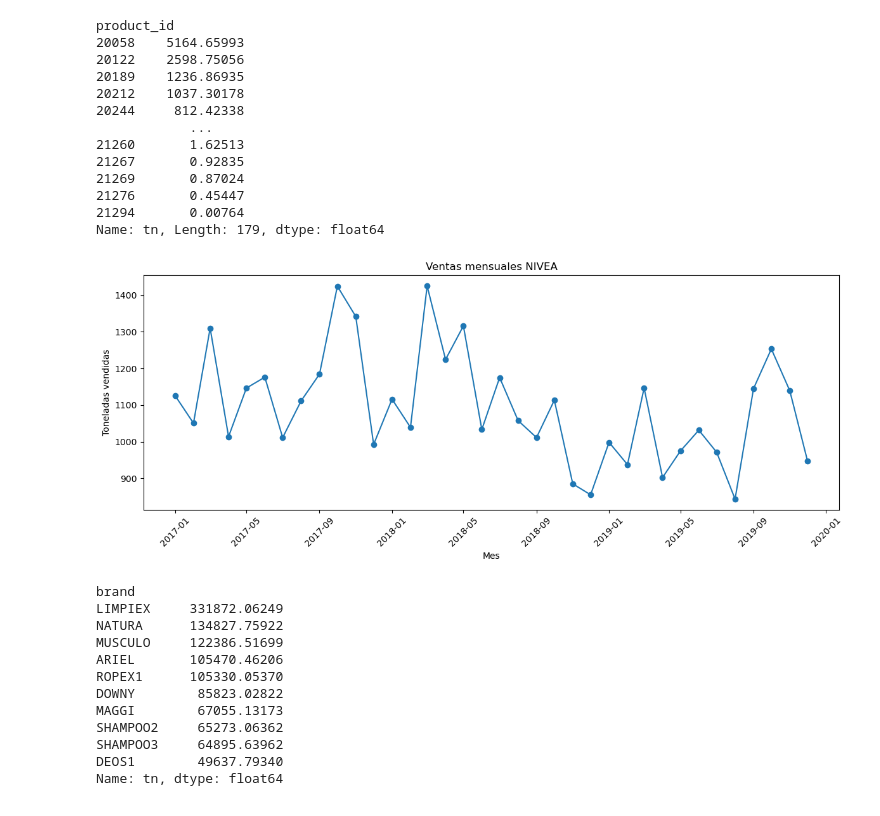
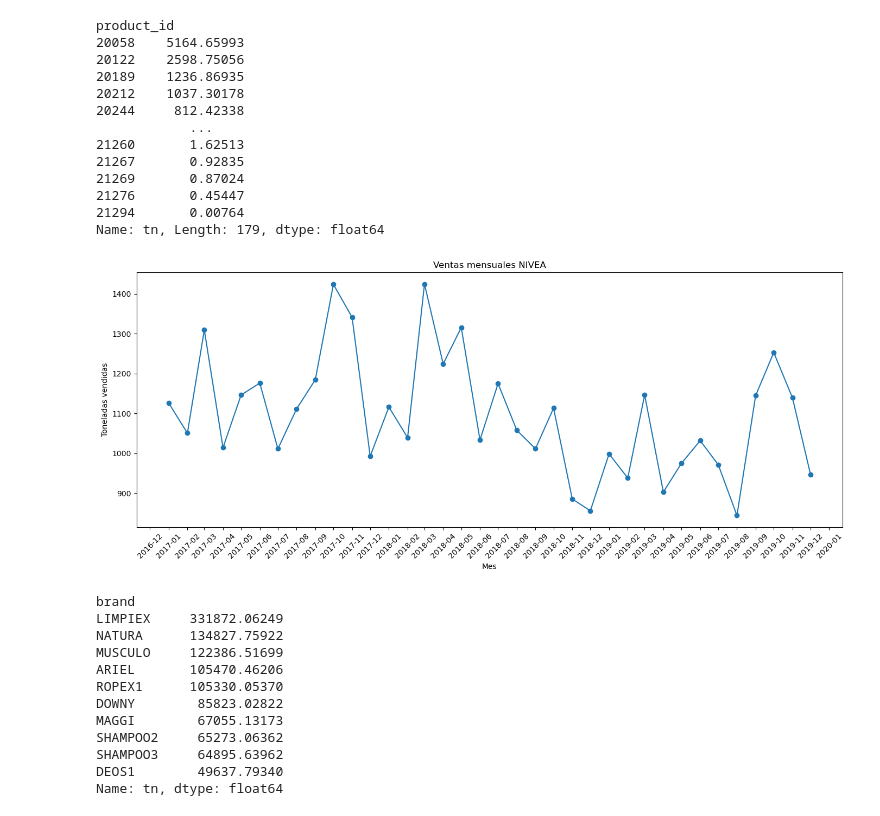
Before and after one commit to leonardoheis/lab3, a Jupyter notebook: notebooks/eda.ipynb, the cells around one changed output. Saved outputs shown, nothing was run; the diff lists cells and outputs as text; code cells hidden in the pictures.

```diff
--- a/notebooks/eda.ipynb
+++ b/notebooks/eda.ipynb
@@ -3,14 +3,17 @@ Transform data into dataframe to be investigated
 # %%
 import pandas as pd
 import matplotlib.pyplot as plt
+import matplotlib.dates as mdates
 import seaborn as sns
 
 sell_in = pd.read_csv('../data/sell-in.txt', sep='\t')
 stocks = pd.read_csv('../data/tb_stocks.txt', sep='\t')
-productos = pd.read_csv('../data/tb_productos.txt', sep='\t')
+productos = pd.read_csv('../data/tb_productos_05262025.txt', sep='\t')
 
-sell_in['periodo'] = pd.to_datetime(sell_in['periodo'].astype(str) + '01', format='%Y%m%d')
-stocks['periodo'] = pd.to_datetime(stocks['periodo'].astype(str) + '01', format='%Y%m%d')
+sell_in['periodo_fecha'] = pd.to_datetime(sell_in['periodo'].astype(str), format='%Y%m')
+sell_in['periodo'] = sell_in['periodo_fecha'].dt.strftime('%Y%m')
+stocks['periodo_fecha'] = pd.to_datetime(stocks['periodo'].astype(str), format='%Y%m')
+stocks['periodo'] = stocks['periodo_fecha'].dt.strftime('%Y%m')
 # %%
 print("\nSell-in info:\n", sell_in.info())
 print(sell_in.head())
@@ -236,18 +256,24 @@ Name: tn, Length: 179, dtype: float64
 # %%
 ventas_mes = nivea_ventas.groupby('periodo')['tn'].sum().reset_index()
 import matplotlib.pyplot as plt
 import pandas as pd
-#ventas_mes['periodo'] = pd.to_datetime(ventas_mes['periodo'].astype(str) + '01', format='%Y%m%d')
-plt.figure(figsize=(12,5))
+import matplotlib.dates as mdates
+
+# Suponiendo que 'ventas_mes' tiene una columna 'periodo' tipo int YYYYMM
+ventas_mes['periodo'] = pd.to_datetime(ventas_mes['periodo'].astype(str), format='%Y%m')
+
+plt.figure(figsize=(14,6))
 plt.plot(ventas_mes['periodo'], ventas_mes['tn'], marker='o')
 plt.title('Ventas mensuales NIVEA')
 plt.xlabel('Mes')
 plt.ylabel('Toneladas vendidas')
 plt.xticks(rotation=45)
+plt.gca().xaxis.set_major_locator(mdates.MonthLocator())
+plt.gca().xaxis.set_major_formatter(mdates.DateFormatter('%Y-%m'))
 plt.tight_layout()
 plt.show()
 # %% [output]
-[figure, old version]
+[figure, new version]
 # %%
 sell_in_mas_info = sell_in.merge(productos[['product_id', 'brand']], on='product_id', how='left')
 ventas_x_marca = sell_in_mas_info.groupby('brand')['tn'].sum().sort_values(ascending=False)
```
Also changed, not shown: parts of 19 cells of this notebook, 3 other files.
